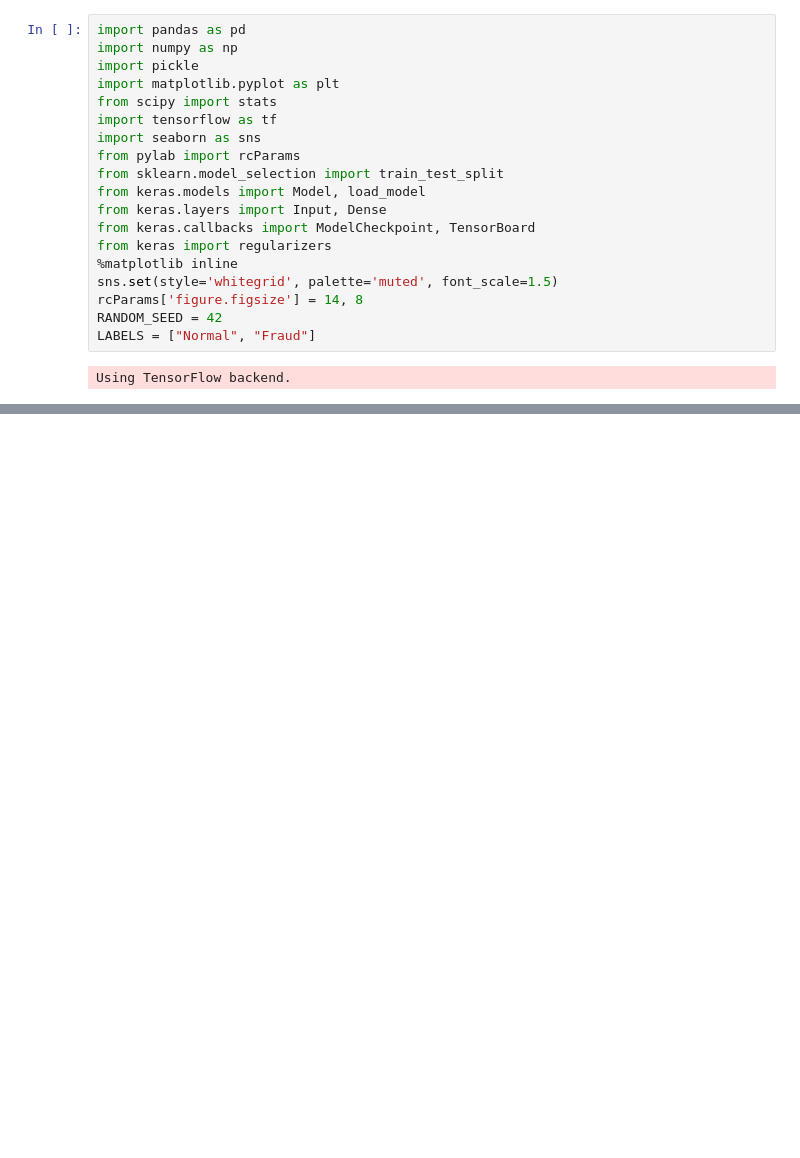
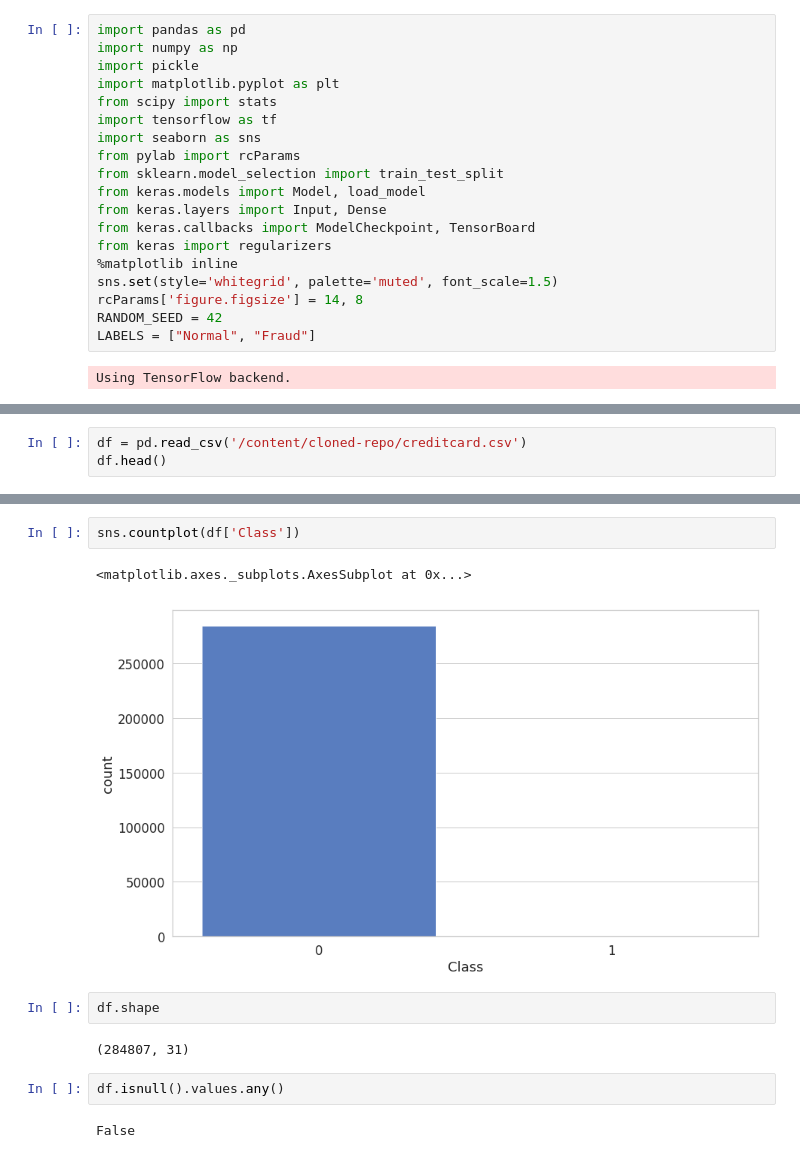
Before and after one commit to ravi-gopalan/fraud_detection_auoencoders, a Jupyter notebook: fraud_detection_autoencoders_1.ipynb, the cells around one changed output, grey strips where cells are left out. Saved outputs shown, nothing was run; the diff lists cells and outputs as text; blank space fills up the shorter version.

```diff
--- a/fraud_detection_autoencoders_1.ipynb
+++ b/fraud_detection_autoencoders_1.ipynb
@@ -44,0 +109,3 @@ drive.mount('/gdrive/Colab_stuff')
+# %%
+df = pd.read_csv('/content/cloned-repo/creditcard.csv')
+df.head()
@@ -44,0 +119,13 @@ drive.mount('/gdrive/Colab_stuff')
+# %%
+sns.countplot(df['Class'])
+# %% [output]
+<matplotlib.axes._subplots.AxesSubplot at 0x...>
+[figure, added]
+# %%
+df.shape
+# %% [output]
+(284807, 31)
+# %%
+df.isnull().values.any()
+# %% [output]
+False
```
Also changed, not shown: parts of 55 cells of this notebook.
